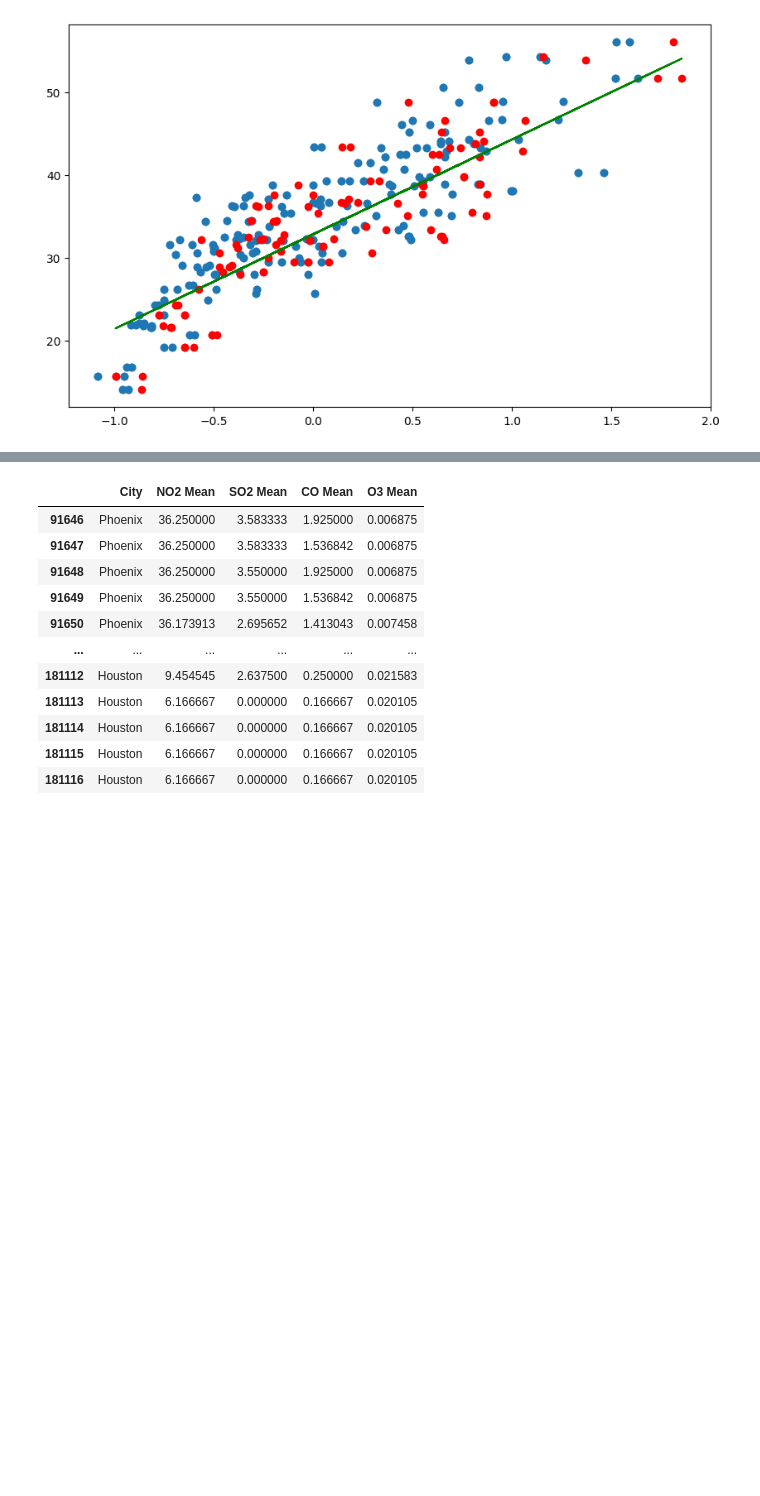
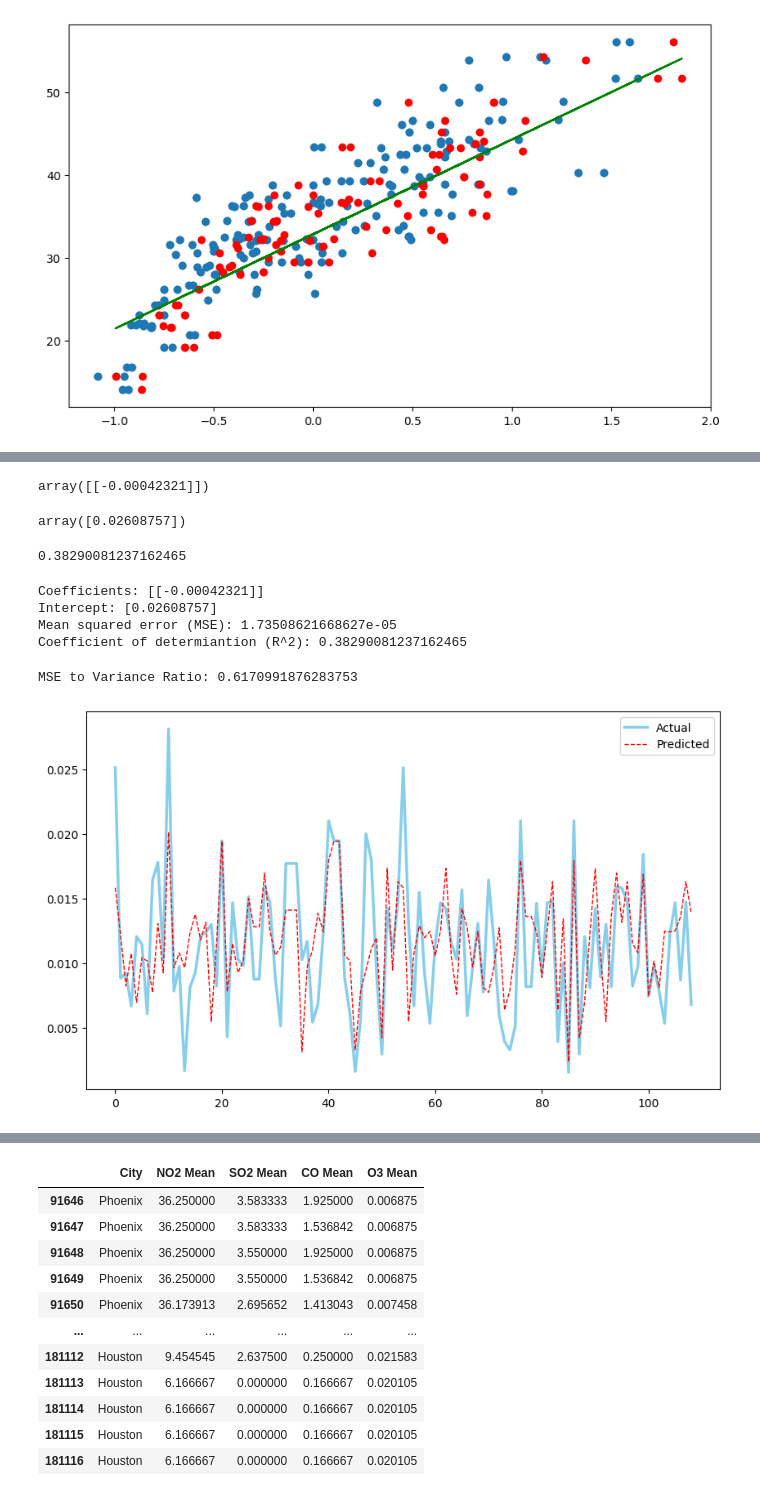
Before and after one commit to letizialanza01/Project_US_Pollution, a Jupyter notebook: Project_US_Pollution.ipynb, the cells around one changed output, grey strips where cells are left out. Saved outputs shown, nothing was run; the diff lists cells and outputs as text; code cells hidden in the pictures; blank space fills up the shorter version.

Commit message:
negative correlation and new linear regression

```diff
--- a/Project_US_Pollution.ipynb
+++ b/Project_US_Pollution.ipynb
@@ -1327,0 +1356,4 @@ plt.plot(x_test, y_pred, c = 'green')
+# %%
+new_y = pollution_phoenix['O3 Mean'].to_numpy().reshape(-1, 1)
+print(len(new_y))
+print(new_y)
@@ -1327,0 +1378,8 @@ plt.plot(x_test, y_pred, c = 'green')
+# %%
+new_x_train, new_x_test, new_y_train, new_y_test = train_test_split(new_x, new_y, train_size = 0.7, random_state = 0)
+# %%
+model = LinearRegression()
+new_x_train = pollution_phoenix['NO2 Mean'].to_numpy().reshape(-1, 1)
+new_y_train = pollution_phoenix['O3 Mean'].to_numpy().reshape(-1, 1)
+print(new_x_train.shape, new_y_train.shape)
+model.fit(new_x_train, new_y_train)
@@ -1327,0 +1394,4 @@ plt.plot(x_test, y_pred, c = 'green')
+# %%
+new_y_pred = model.predict(new_x_test)
+print(len(new_y_pred))
+new_y_pred
@@ -1327,0 +1417,46 @@ plt.plot(x_test, y_pred, c = 'green')
+# %%
+slope = model.coef_
+slope
+# %% [output]
+array([[-0.00042321]])
+# %%
+intercept = model.intercept_
+intercept
+# %% [output]
+array([0.02608757])
+# %%
+r2_score(new_y_test, new_y_pred)
+# %% [output]
+0.38290081237162465
+# %%
+print('Coefficients:', model.coef_)
+print('Intercept:', model.intercept_)
+print('Mean squared error (MSE):', mean_squared_error(new_y_test, new_y_pred))
+print('Coefficient of determiantion (R^2):', r2_score(new_y_test, new_y_pred))
+# %% [output]
+Coefficients: [[-0.00042321]]
+Intercept: [0.02608757]
+Mean squared error (MSE): 1.73508621668627e-05
+Coefficient of determiantion (R^2): 0.38290081237162465
+# %%
+# Calcola il Mean Squared Error (MSE)
+mse = mean_squared_error(new_y_test, new_y_pred)
+
+# Calcola la varianza dei dati della variabile target
+target_variance = np.var(new_y_test)
+
+# Calcola il rapporto tra MSE e la varianza della variabile target
+mse_to_variance_ratio = mse / target_variance
+
+# Stampa il risultato
+print("MSE to Variance Ratio:", mse_to_variance_ratio)
+# %% [output]
+MSE to Variance Ratio: 0.6170991876283753
+# %%
+plt.figure(figsize=(10,6))
+plt.plot(new_y_test, color='skyblue', linewidth=2.5)
+plt.plot(new_y_pred, linestyle='--', color='red', linewidth=1)
+plt.legend(['Actual', 'Predicted'])
+plt.show()
+# %% [output]
+[figure, added]
```
Also changed, not shown: parts of 18 cells of this notebook.
